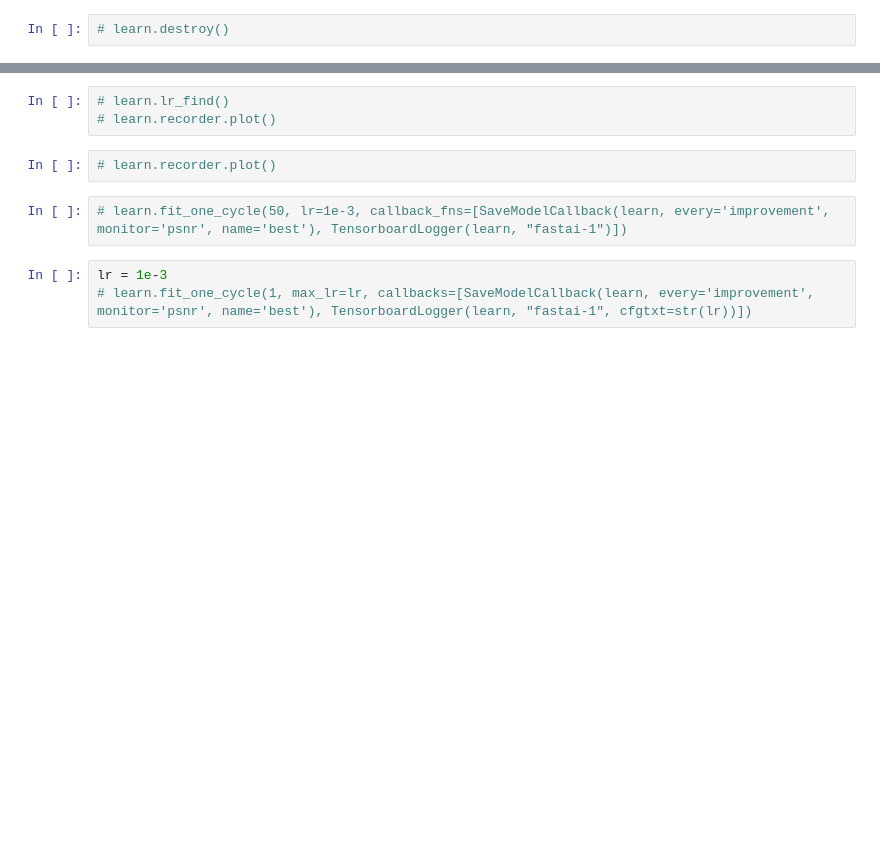
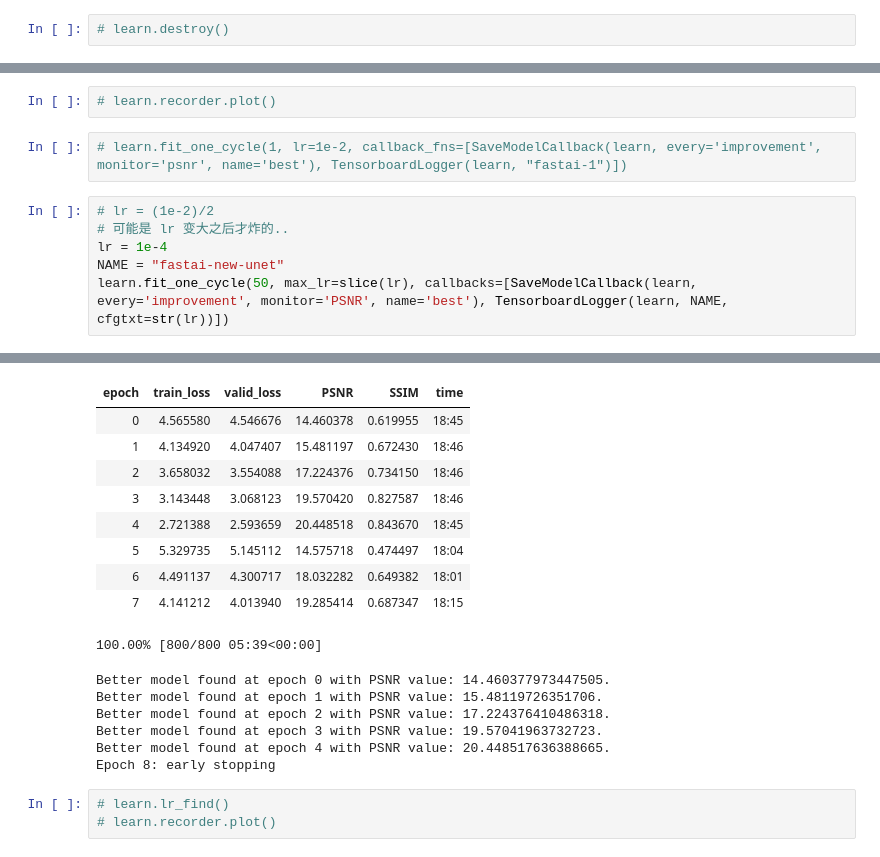
Before and after one commit to Ir1d/GatedConvolution_pytorch, a Jupyter notebook: cvdl.ipynb, the cells around one changed output, grey strips where cells are left out. Saved outputs shown, nothing was run; the diff lists cells and outputs as text; blank space fills up the shorter version.

```diff
--- a/cvdl.ipynb
+++ b/cvdl.ipynb
@@ -333,0 +348,11 @@ learn.validate()
+# %%
+# learn.recorder.plot()
+# %%
+# learn.fit_one_cycle(1, lr=1e-2, callback_fns=[SaveModelCallback(learn, every='improvement', monitor='psnr', name='best'), TensorboardLogger(learn, "fastai-1")])
+# %%
+# lr = (1e-2)/2
+# 可能是 lr 变大之后才炸的..
+lr = 1e-4
+NAME = "fastai-new-unet"
+learn.fit_one_cycle(50, max_lr=slice(lr), callbacks=[SaveModelCallback(learn, every='improvement', monitor='PSNR', name='best'), TensorboardLogger(learn, NAME, cfgtxt=str(lr))])
+# %% [output]
@@ -334,10 +360,19 @@ learn.validate()
+| epoch | train_loss | valid_loss | PSNR | SSIM | time |
+| 0 | 4.565580 | 4.546676 | 14.460378 | 0.619955 | 18:45 |
+| 1 | 4.134920 | 4.047407 | 15.481197 | 0.672430 | 18:46 |
+| 2 | 3.658032 | 3.554088 | 17.224376 | 0.734150 | 18:46 |
+| 3 | 3.143448 | 3.068123 | 19.570420 | 0.827587 | 18:46 |
+| 4 | 2.721388 | 2.593659 | 20.448518 | 0.843670 | 18:45 |
+| 5 | 5.329735 | 5.145112 | 14.575718 | 0.474497 | 18:04 |
+| 6 | 4.491137 | 4.300717 | 18.032282 | 0.649382 | 18:01 |
+| 7 | 4.141212 | 4.013940 | 19.285414 | 0.687347 | 18:15 |
+100.00% [800/800 05:39<00:00]
+Better model found at epoch 0 with PSNR value: 14.460377973447505.
+Better model found at epoch 1 with PSNR value: 15.48119726351706.
+Better model found at epoch 2 with PSNR value: 17.224376410486318.
+Better model found at epoch 3 with PSNR value: 19.57041963732723.
+Better model found at epoch 4 with PSNR value: 20.448517636388665.
+Epoch 8: early stopping
 # %%
 # learn.lr_find()
 # learn.recorder.plot()
-# %%
-# learn.recorder.plot()
-# %%
-# learn.fit_one_cycle(50, lr=1e-3, callback_fns=[SaveModelCallback(learn, every='improvement', monitor='psnr', name='best'), TensorboardLogger(learn, "fastai-1")])
-# %%
-lr = 1e-3
-# learn.fit_one_cycle(1, max_lr=lr, callbacks=[SaveModelCallback(learn, every='improvement', monitor='psnr', name='best'), TensorboardLogger(learn, "fastai-1", cfgtxt=str(lr))])
```
Also changed, not shown: parts of 9 cells of this notebook, 7 other files.
